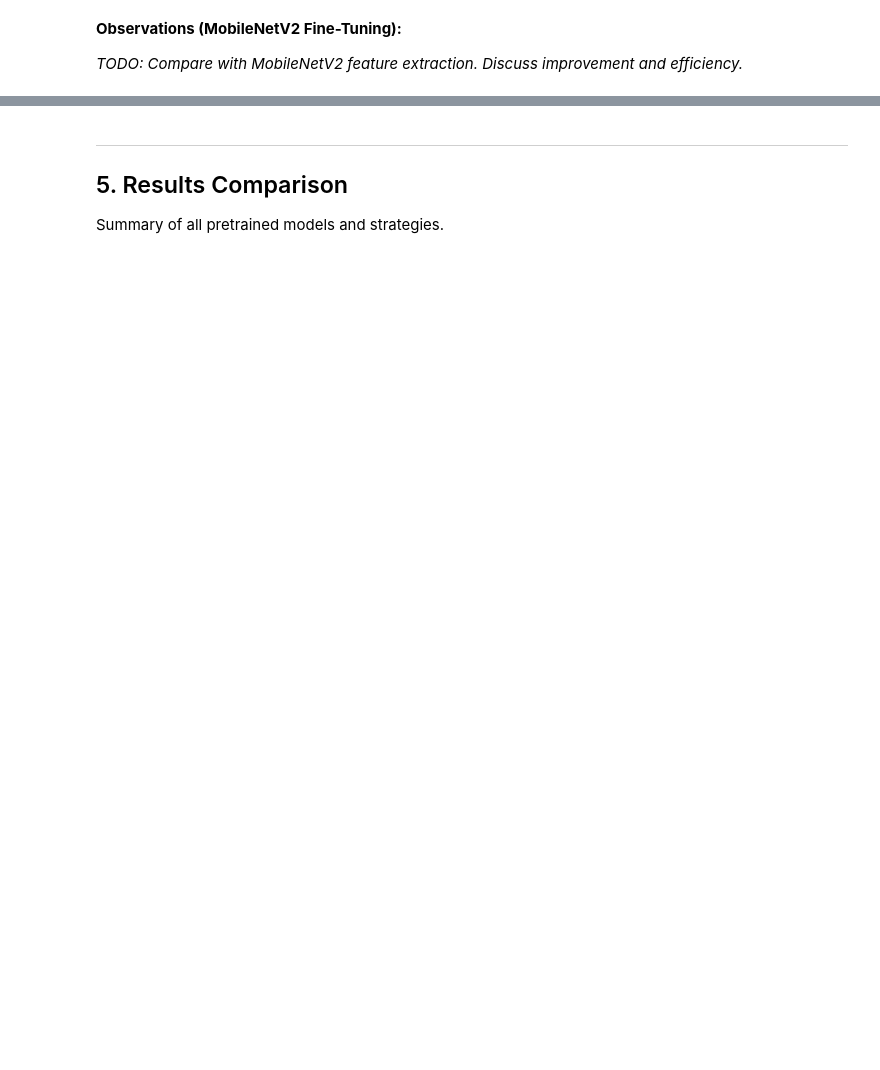
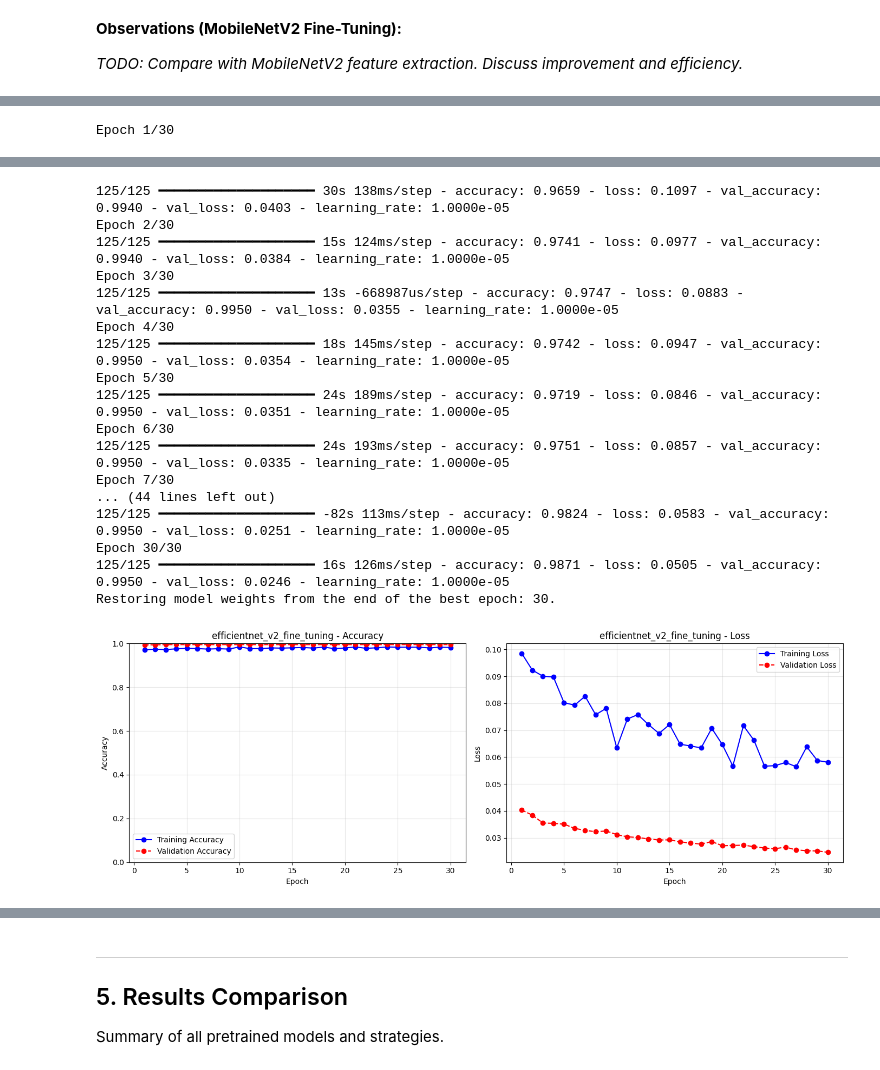
Before and after one commit to lupitia1/DL_project, a Jupyter notebook: 02_Pretrained_CNNs.ipynb, the cells around one changed output, grey strips where cells are left out. Drawn from its saved outputs; the diff is of its cells as text; code cells hidden in the pictures; blank space fills up the shorter version.

```diff
--- a/02_Pretrained_CNNs.ipynb
+++ b/02_Pretrained_CNNs.ipynb
@@ -393,11 +880,12 @@ def build_vgg16_fine_tuning(input_shape=(IMG_SIZE, IMG_SIZE, 3), num_classes=NUM
 
     inputs = keras.Input(shape=input_shape)
     x = data_augmentation(inputs)
+    x = inputs
     x = applications.vgg16.preprocess_input(x)
-    x = base_model(x)
+    x = base_model(x, training=False)
     x = layers.GlobalAveragePooling2D()(x)
     x = layers.Dense(256, activation='relu')(x)
-    x = layers.Dropout(0.5)(x)
+    x = layers.Dropout(0.2)(x)
     outputs = layers.Dense(num_classes, activation='softmax')(x)
 
     model = Model(inputs=inputs, outputs=outputs, name='vgg16_fine_tuning')
@@ -451,7 +1020,7 @@ def build_resnet50_fine_tuning(input_shape=(IMG_SIZE, IMG_SIZE, 3), num_classes=
     x = base_model(x)
     x = layers.GlobalAveragePooling2D()(x)
     x = layers.Dense(256, activation='relu')(x)
-    x = layers.Dropout(0.5)(x)
+    x = layers.Dropout(0.2)(x)
     outputs = layers.Dense(num_classes, activation='softmax')(x)
 
     model = Model(inputs=inputs, outputs=outputs, name='resnet50_fine_tuning')
@@ -502,7 +1119,7 @@ def build_mobilenetv2_fine_tuning(input_shape=(IMG_SIZE, IMG_SIZE, 3), num_class
     x = base_model(x)
     x = layers.GlobalAveragePooling2D()(x)
     x = layers.Dense(256, activation='relu')(x)
-    x = layers.Dropout(0.5)(x)
+    x = layers.Dropout(0.2)(x)
     outputs = layers.Dense(num_classes, activation='softmax')(x)
 
     model = Model(inputs=inputs, outputs=outputs, name='mobilenetv2_fine_tuning')
@@ -529,0 +1314,15 @@ _TODO: Compare with MobileNetV2 feature extraction. Discuss improvement and effi
+# %%
+effnet_model.compile(
+    optimizer=keras.optimizers.AdamW(learning_rate=1e-5, weight_decay=1e-4),
+    loss='sparse_categorical_crossentropy',
+    metrics=['accuracy']
+)
+
+result_effnet_ft = train_and_evaluate(
+    effnet_model, 'efficientnet_v2_fine_tuning',
+    train_dataset, val_dataset, test_dataset,
+    epochs=EPOCHS_FT
+)
+results.append(result_effnet_ft)
+# %% [output]
+Epoch 1/30
@@ -529,0 +1330,18 @@ _TODO: Compare with MobileNetV2 feature extraction. Discuss improvement and effi
+125/125 ━━━━━━━━━━━━━━━━━━━━ 30s 138ms/step - accuracy: 0.9659 - loss: 0.1097 - val_accuracy: 0.9940 - val_loss: 0.0403 - learning_rate: 1.0000e-05
+Epoch 2/30
+125/125 ━━━━━━━━━━━━━━━━━━━━ 15s 124ms/step - accuracy: 0.9741 - loss: 0.0977 - val_accuracy: 0.9940 - val_loss: 0.0384 - learning_rate: 1.0000e-05
+Epoch 3/30
+125/125 ━━━━━━━━━━━━━━━━━━━━ 13s -668987us/step - accuracy: 0.9747 - loss: 0.0883 - val_accuracy: 0.9950 - val_loss: 0.0355 - learning_rate: 1.0000e-05
+Epoch 4/30
+125/125 ━━━━━━━━━━━━━━━━━━━━ 18s 145ms/step - accuracy: 0.9742 - loss: 0.0947 - val_accuracy: 0.9950 - val_loss: 0.0354 - learning_rate: 1.0000e-05
+Epoch 5/30
+125/125 ━━━━━━━━━━━━━━━━━━━━ 24s 189ms/step - accuracy: 0.9719 - loss: 0.0846 - val_accuracy: 0.9950 - val_loss: 0.0351 - learning_rate: 1.0000e-05
+Epoch 6/30
+125/125 ━━━━━━━━━━━━━━━━━━━━ 24s 193ms/step - accuracy: 0.9751 - loss: 0.0857 - val_accuracy: 0.9950 - val_loss: 0.0335 - learning_rate: 1.0000e-05
+Epoch 7/30
+... (44 lines left out)
+125/125 ━━━━━━━━━━━━━━━━━━━━ -82s 113ms/step - accuracy: 0.9824 - loss: 0.0583 - val_accuracy: 0.9950 - val_loss: 0.0251 - learning_rate: 1.0000e-05
+Epoch 30/30
+125/125 ━━━━━━━━━━━━━━━━━━━━ 16s 126ms/step - accuracy: 0.9871 - loss: 0.0505 - val_accuracy: 0.9950 - val_loss: 0.0246 - learning_rate: 1.0000e-05
+Restoring model weights from the end of the best epoch: 30.
+[figure, added]
```
Also changed, not shown: parts of 31 cells of this notebook.
